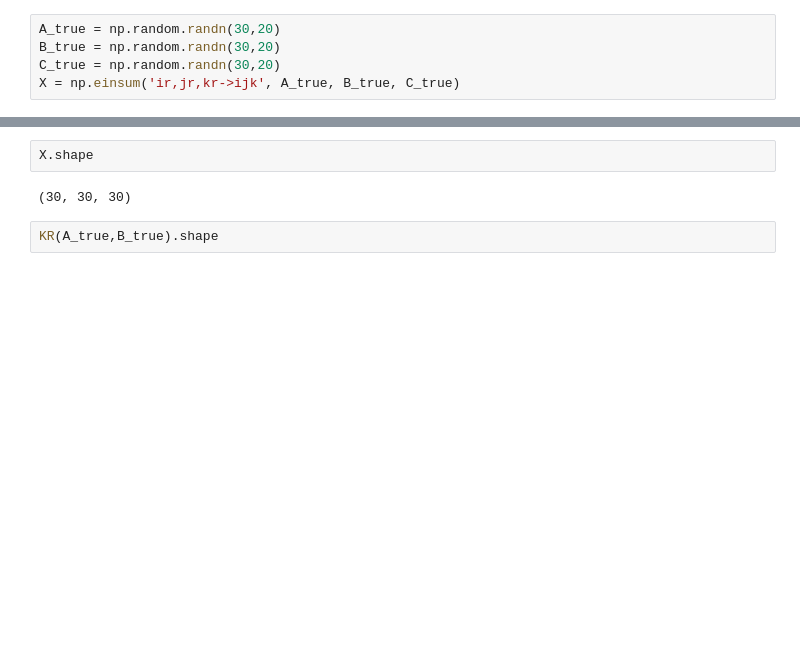
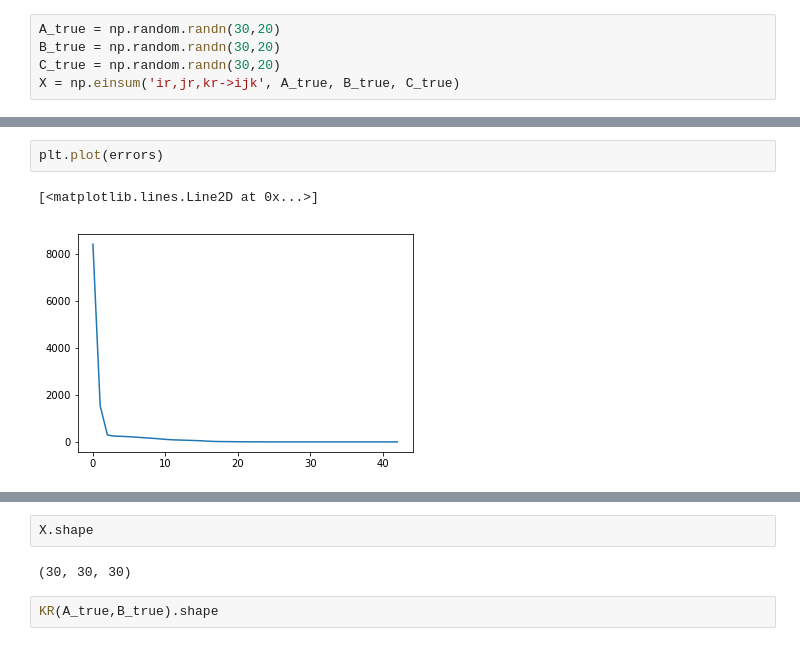
Before and after one commit to willow-ahrens/18.335FinalProject, a Jupyter notebook: NPALS_testing.ipynb, the cells around one changed output, grey strips where cells are left out. Drawn from its saved outputs; the diff is of its cells as text; blank space fills up the shorter version.

```diff
--- a/NPALS_testing.ipynb
+++ b/NPALS_testing.ipynb
@@ -23,0 +123,5 @@ X = np.einsum('ir,jr,kr->ijk', A_true, B_true, C_true)
+# %%
+plt.plot(errors)
+# %% [output]
+[<matplotlib.lines.Line2D at 0x...>]
+[figure, added]
```
Also changed, not shown: parts of 19 cells of this notebook, 3 other files.
